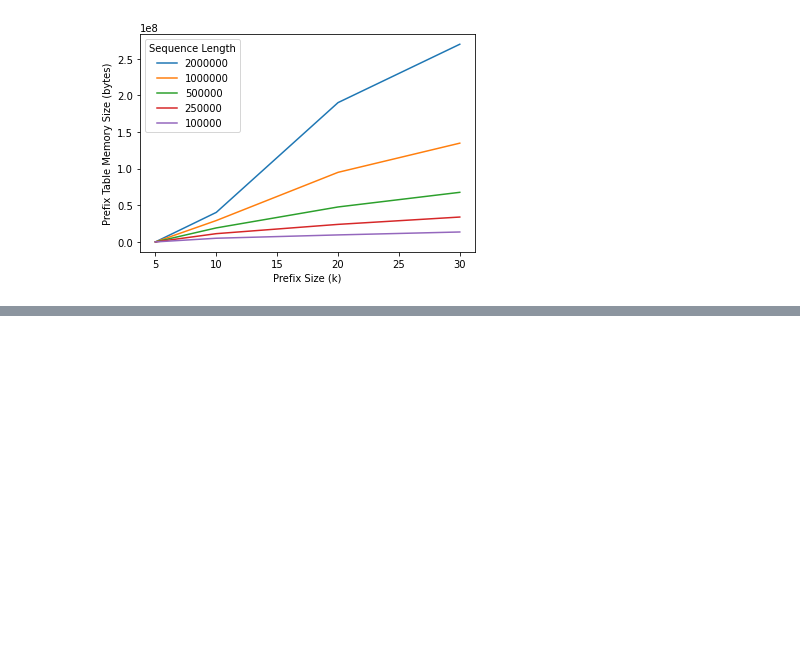
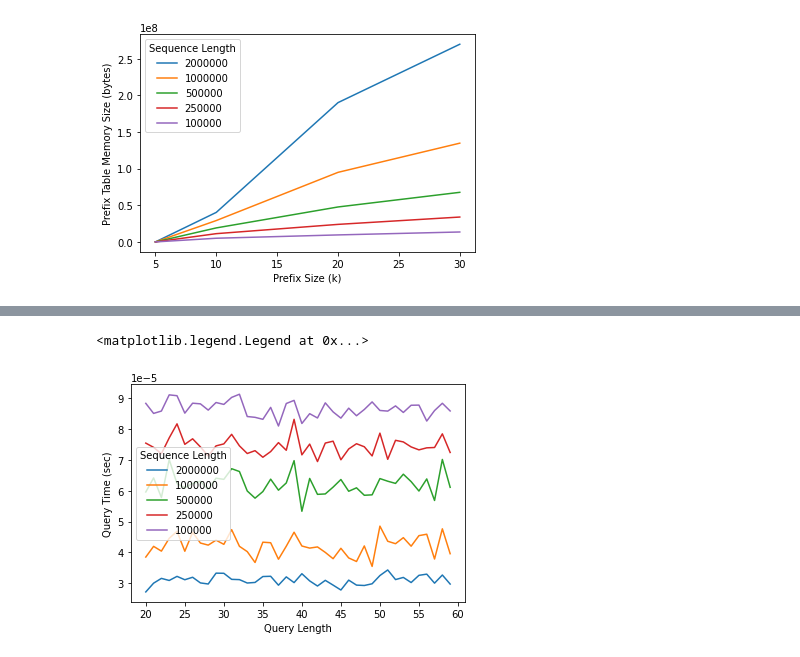
Before and after one commit to dsmolyak/cmsc858d-hw, a Jupyter notebook: homework2/make_plots.ipynb, the cells around one changed output, grey strips where cells are left out. Drawn from its saved outputs; the diff is of its cells as text; code cells hidden in the pictures; blank space fills up the shorter version.

```diff
--- a/homework2/make_plots.ipynb
+++ b/homework2/make_plots.ipynb
@@ -64,0 +90,4 @@ plt.legend(title='Sequence Length')
+# %%
+query_len_df = pd.read_csv('query_length.csv')
+query_len_df = query_len_df.sort_values(by='query_size')
+query_len_df.head()
@@ -64,0 +101,10 @@ plt.legend(title='Sequence Length')
+# %%
+for seq_len in reversed(sorted(list(set(query_len_df['seq_len'])))):
+    curr_df = query_len_df[(query_len_df['seq_len'] == seq_len)]
+    plt.plot(curr_df['query_size'], curr_df['query_time'], label=seq_len)
+plt.xlabel('Query Length')
+plt.ylabel('Query Time (sec)')
+plt.legend(title='Sequence Length')
+# %% [output]
+<matplotlib.legend.Legend at 0x...>
+[figure, added]
```
Also changed, not shown: parts of 4 cells of this notebook, 3 other files.
